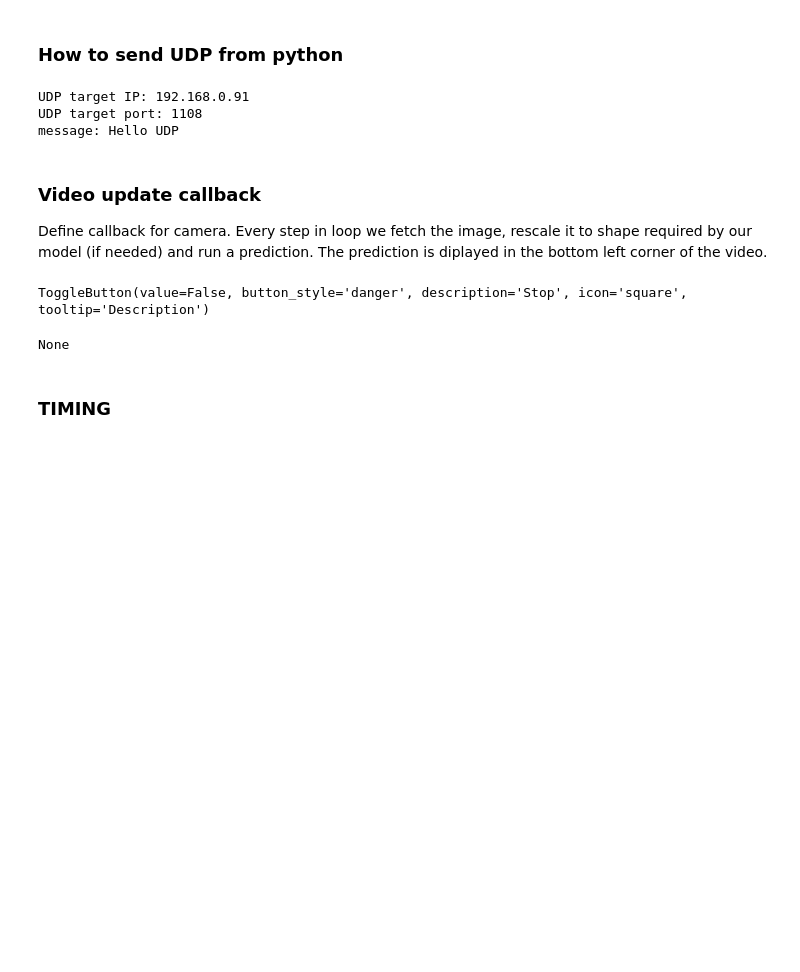
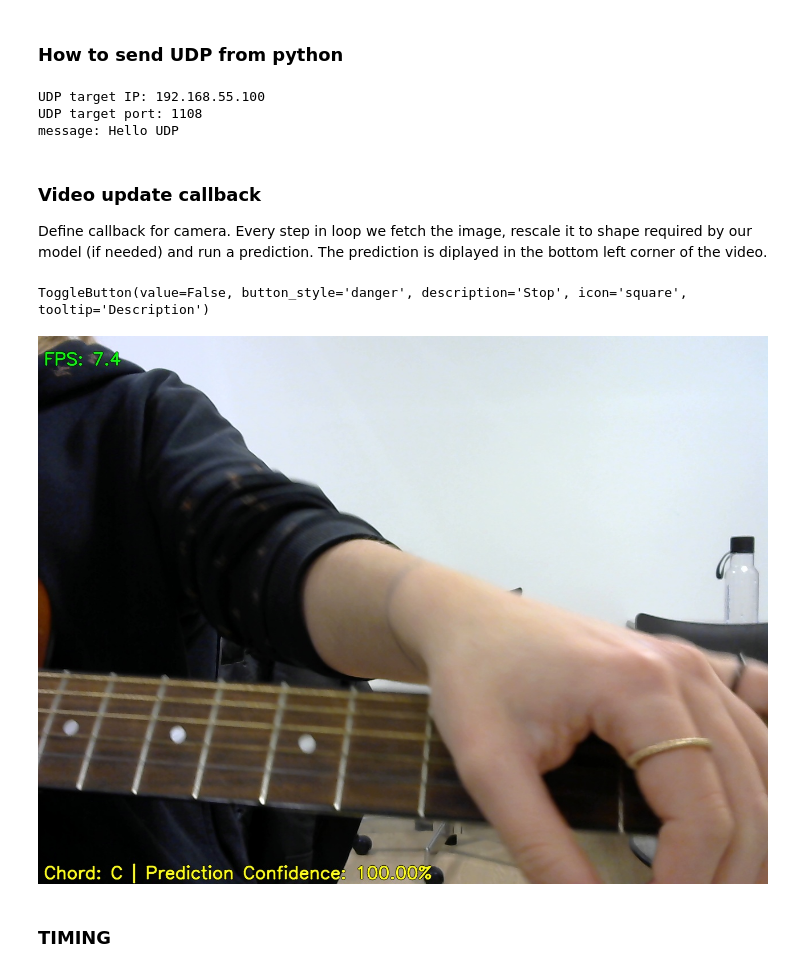
Before and after one commit to BjoernTroldahl/Machine-Learning-Classification-for-Guitar-Chords, a Jupyter notebook: Camera Input to Model.ipynb, the cells around one changed output. Cells and saved outputs as stored; diff of their text form; code cells hidden in the pictures; blank space fills up the shorter version.

Commit message:
Inference Better Models

```diff
--- a/Camera Input to Model.ipynb
+++ b/Camera Input to Model.ipynb
@@ -26,21 +164,16 @@ def loadCNNModel(saved_weights_path):
     K.clear_session()
 
     # Create model -> UPDATE if architecture changes
-    model = Sequential([
-        Conv2D(32, (5,5), activation='relu', input_shape=model_input_shape), # filters, kernel_size
-        Conv2D(32, (5,5), activation='relu'),
-        MaxPool2D(), #pool_size=2, padding="valid"
-        Conv2D(32, (5,5), activation='relu'),
-        Conv2D(32, (5,5), activation='relu'),
-        MaxPool2D(), #2
-        Flatten(),
-        Dense(7, activation='softmax') # 7 is number of classes
-    ])
+#     model = ResNet18(8)
+#     model.build(input_shape = (None,224,224,3))
+
+#     model = createModelSimple()
+    model = createModelSimple2()
 
     # Compile the model
     model.compile(loss="categorical_crossentropy",
-                   optimizer=tf.keras.optimizers.Adam(),
-                   metrics=["accuracy"])
+               optimizer=tf.keras.optimizers.Adam(),
+               metrics=["accuracy"])
 
     # Load the model from the saved Keras file
     model.load_weights(saved_weights_path)
@@ -91,7 +224,7 @@ def predict(model, image):
 # %%
 import socket
 
-UDP_IP = "192.168.0.91" # Replace by destination's IP
+UDP_IP = "192.168.55.100" # Replace by destination's IP
 UDP_PORT = 1108 # Replace with desired Port
 MESSAGE = "Hello UDP"
 
@@ -130,7 +263,7 @@ def sendPredictionUDP(prediction):
     sock.sendto(chord_number.to_bytes(length=1, byteorder='little', signed=False), (UDP_IP, UDP_PORT))
     matchCount = 0
 # %% [output]
-UDP target IP: 192.168.0.91
+UDP target IP: 192.168.55.100
 UDP target port: 1108
 message: Hello UDP
 # %% [markdown]
@@ -138,7 +271,7 @@ message: Hello UDP
 
 Define callback for camera. Every step in loop we fetch the image, rescale it to shape required by our model (if needed) and run a prediction. The prediction is diplayed in the bottom left corner of the video.
 # %%
-# Stop button widget
+###### Stop button widget
 stopButton = widgets.ToggleButton(
     value=False,
     description='Stop',
@@ -166,38 +299,42 @@ def view(model, button):
             cap.release()
             display_handle.update(None)
 
         predictions = predict(model, frame) # get probabilities for each class
         pred_index = np.argmax(predictions); # max probablity index
         prediction = class_names[pred_index] # class name at that index is our prediction
 
         # Send predicted class by UDP to computer running our plugin
         sendPredictionUDP(prediction)
 
         # Display predicted class
-        cv2.putText(frame, ("Chord: {:s} | Prediction Confidence: {:3.2f}%").format(prediction, np.max(predictions) * 100),
-                    (10, frame.shape[0] - 10), font, 1, (0, 255, 0), 2, cv2.LINE_AA, False)
+        text = ("Chord: {:s} | Prediction Confidence: {:3.2f}%").format(prediction, np.max(predictions) * 100)
+        cv2.putText(img=frame, text=text, org=(10, frame.shape[0] - 10), fontFace=font, fontScale=1, color=[0, 0, 0], lineType=cv2.LINE_AA, thickness=4)
+        cv2.putText(img=frame, text=text, org=(10, frame.shape[0] - 10), fontFace=font, fontScale=1, color=[0, 255, 255], lineType=cv2.LINE_AA, thickness=2)
+
+        cv2.putText(frame, "FPS: " + str(round(1 / time,1)), (10, 50), font, 1, (0, 0, 0), 4, cv2.LINE_AA, False)
         cv2.putText(frame, "FPS: " + str(round(1 / time,1)), (10, 50), font, 1, (0, 255, 0), 2, cv2.LINE_AA, False)
 
         _, frame = cv2.imencode('.jpeg', frame)
         display_handle.update(Image(data=frame.tobytes()))
 
 
 
 # Run
 # ================
 display(stopButton) # show stop button
-
-cnn_model = loadCNNModel('Models/model_1_weights.h5')
+# cnn_model = loadCNNModel('Models/model_1_weights.h5')
+# cnn_model = loadCNNModel('Models/resnet18_rgb_weights.h5')
+cnn_model = loadCNNModel('Models/simple_rgb_v2_weights.h5')
 
 session = K.get_session()
 graph = tf.get_default_graph()
 graph.finalize() # finalize
 
 thread = threading.Thread(target=view, args=(cnn_model, stopButton,))
 thread.start()
 # %% [output]
 ToggleButton(value=False, button_style='danger', description='Stop', icon='square', tooltip='Description')
-None
+[figure, added]
 # %% [markdown]
 ### TIMING
 # %%
```
Also changed, not shown: parts of 11 cells of this notebook, 2 other files.
